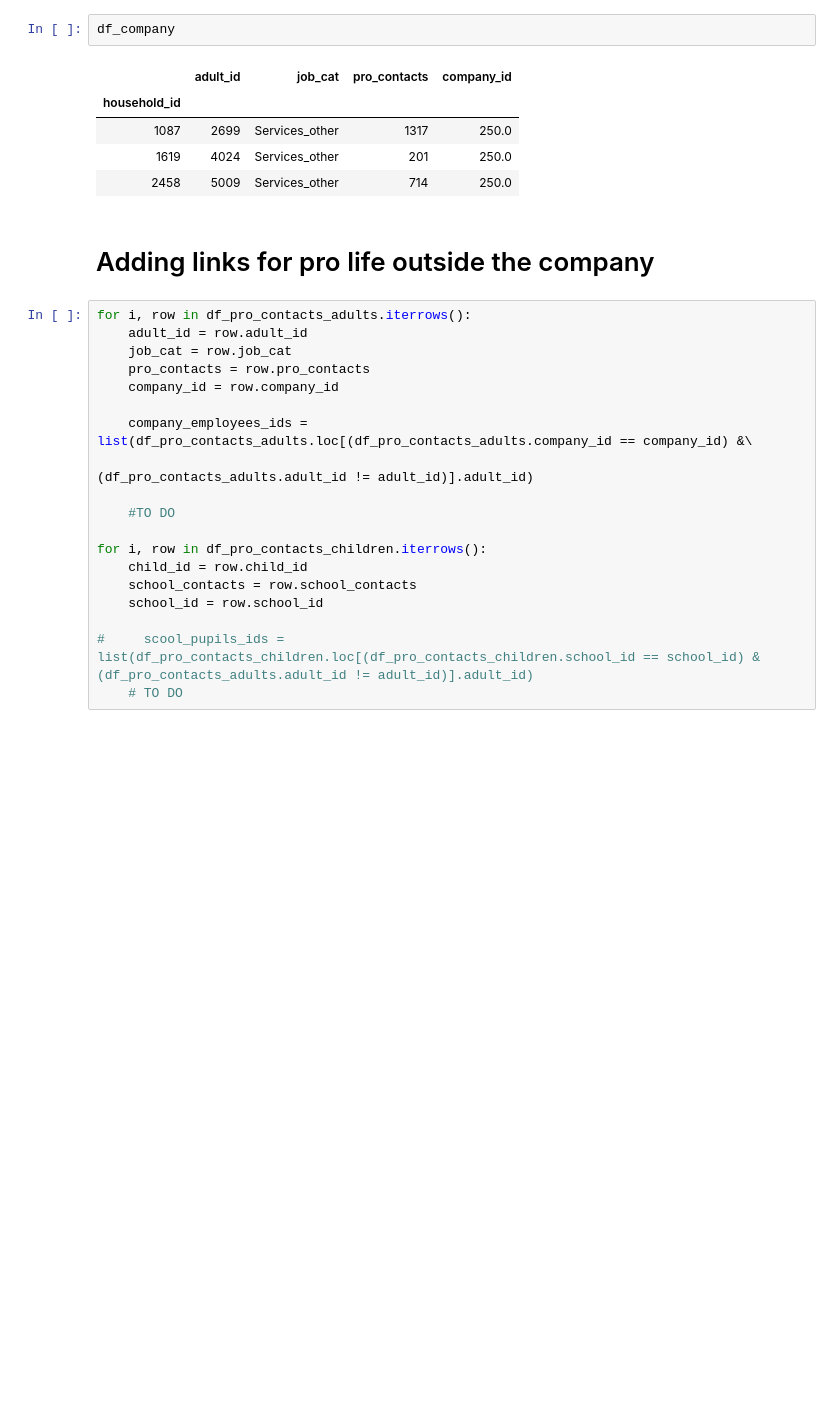
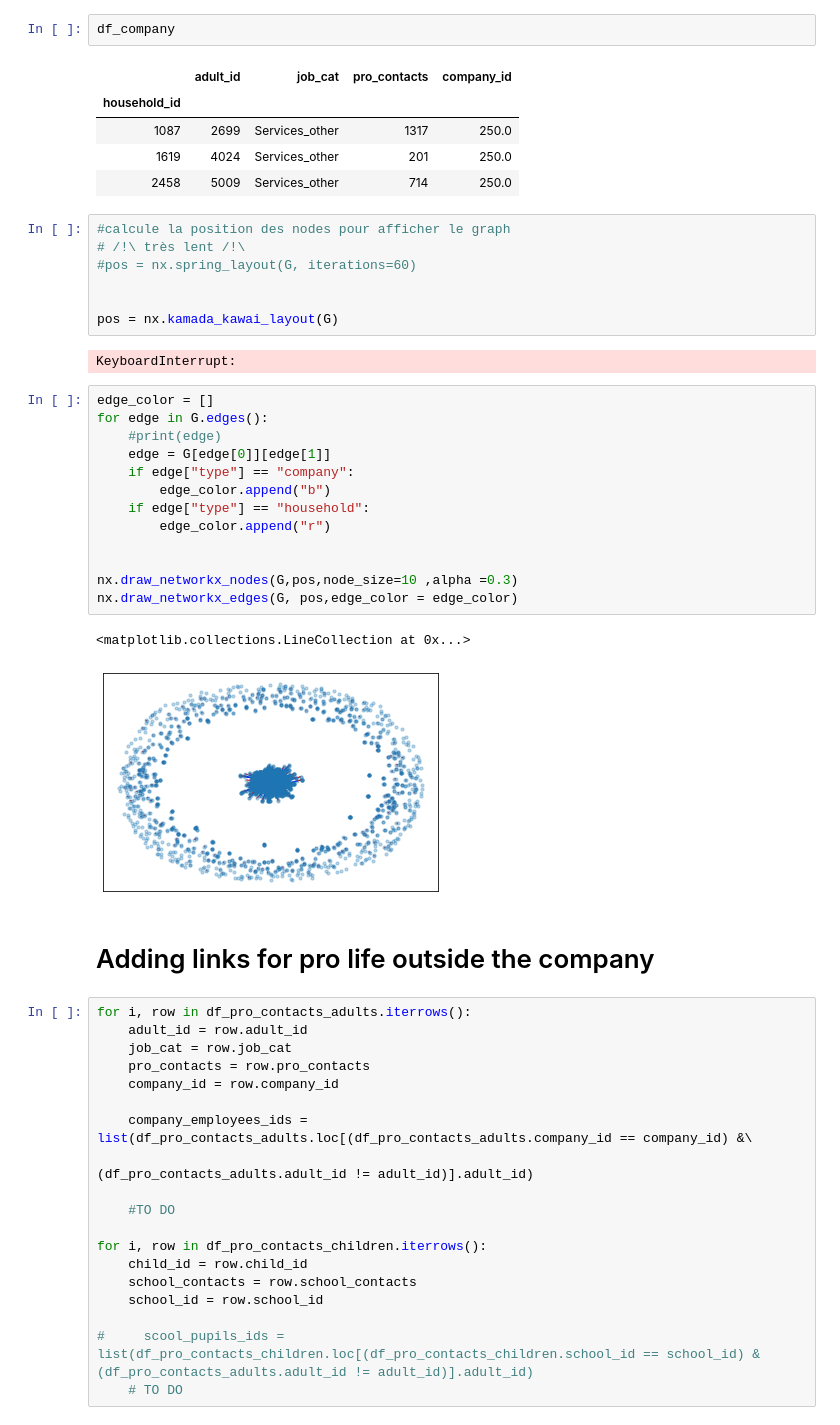
Before and after one commit to NicolasAudepin/COVID-19-Outbreak-Project---Graph-Theory-and-Social-Network-Analysis-course, a Jupyter notebook: main.ipynb, the cells around one changed output. Cells and saved outputs as stored; diff of their text form; blank space fills up the shorter version.

```diff
--- a/main.ipynb
+++ b/main.ipynb
@@ -133,6 +133,31 @@ df_company
 | 1087 | 2699 | Services_other | 1317 | 250.0 |
 | 1619 | 4024 | Services_other | 201 | 250.0 |
 | 2458 | 5009 | Services_other | 714 | 250.0 |
+# %%
+#calcule la position des nodes pour afficher le graph
+# /!\ très lent /!\
+#pos = nx.spring_layout(G, iterations=60)
+
+
+pos = nx.kamada_kawai_layout(G)
+# %% [output]
+KeyboardInterrupt:
+# %%
+edge_color = []
+for edge in G.edges():
+    #print(edge)
+    edge = G[edge[0]][edge[1]]
+    if edge["type"] == "company":
+        edge_color.append("b")
+    if edge["type"] == "household":
+        edge_color.append("r")
+
+
+nx.draw_networkx_nodes(G,pos,node_size=10 ,alpha =0.3)
+nx.draw_networkx_edges(G, pos,edge_color = edge_color)
+# %% [output]
+<matplotlib.collections.LineCollection at 0x...>
+[figure, added]
 # %% [markdown]
 # Adding links for pro life outside the company
 # %%
```
Also changed, not shown: parts of 2 cells of this notebook.
